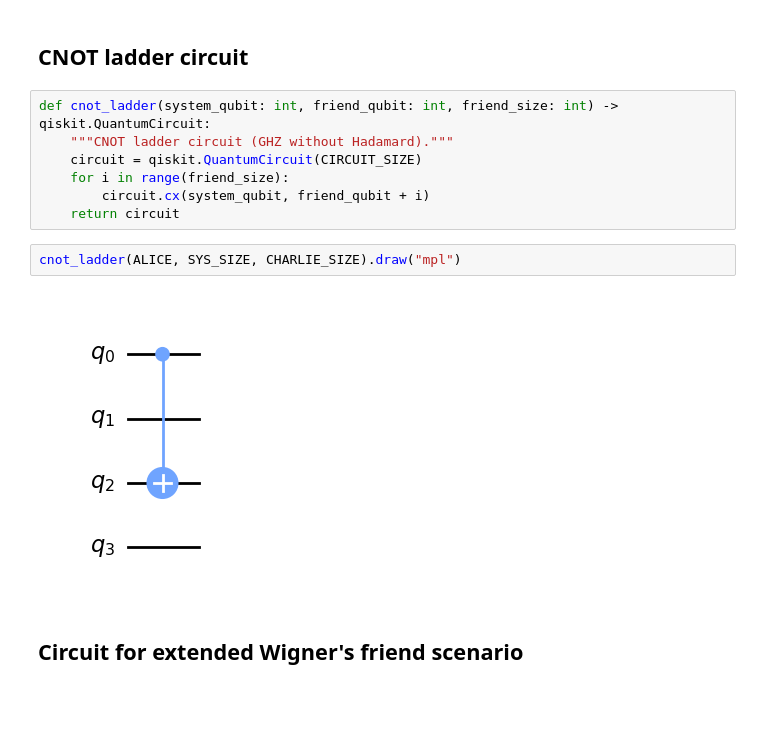
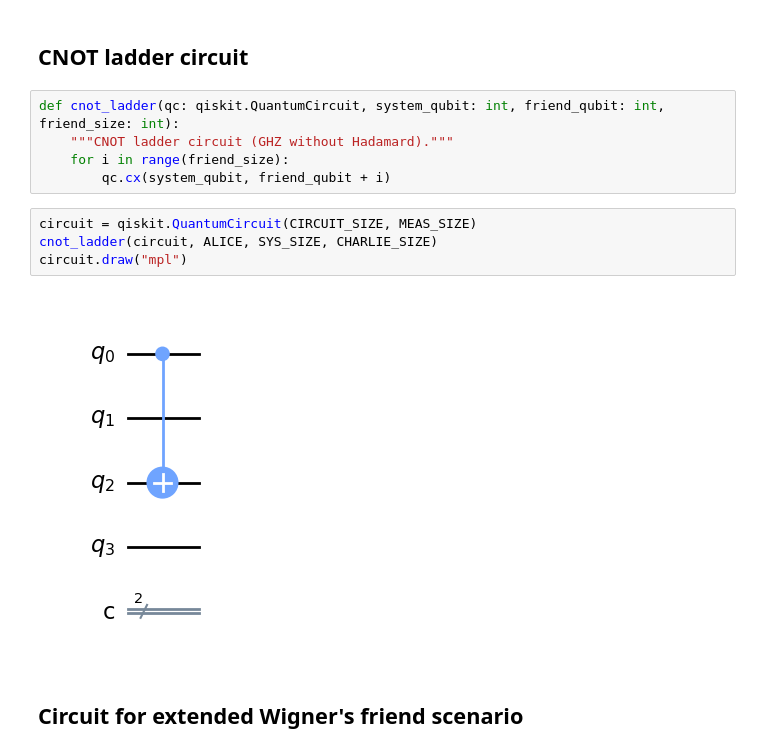
Before and after one commit to unitaryfund/wigners_friend, a Jupyter notebook: notebooks/ewfs_measurements.ipynb, the cells around one changed output. Cells and saved outputs as stored; diff of their text form; blank space fills up the shorter version.

Commit message:
Refactor and simplification for ewfs circuit to try and understand structure and for debugging/testing. Hopefully this structure is easier to work with/experiment with.

```diff
--- a/notebooks/ewfs_measurements.ipynb
+++ b/notebooks/ewfs_measurements.ipynb
@@ -171,16 +177,16 @@ print(qiskit.Aer.get_backend("statevector_simulator").run(circuit).result().get_
 # %% [markdown]
 ## CNOT ladder circuit
 # %%
-def cnot_ladder(system_qubit: int, friend_qubit: int, friend_size: int) -> qiskit.QuantumCircuit:
+def cnot_ladder(qc: qiskit.QuantumCircuit, system_qubit: int, friend_qubit: int, friend_size: int):
     """CNOT ladder circuit (GHZ without Hadamard)."""
-    circuit = qiskit.QuantumCircuit(CIRCUIT_SIZE)
     for i in range(friend_size):
-        circuit.cx(system_qubit, friend_qubit + i)
-    return circuit
+        qc.cx(system_qubit, friend_qubit + i)
-# %%
-cnot_ladder(ALICE, SYS_SIZE, CHARLIE_SIZE).draw("mpl")
-# %% [output]
-[figure, removed]
+# %%
+circuit = qiskit.QuantumCircuit(CIRCUIT_SIZE, MEAS_SIZE)
+cnot_ladder(circuit, ALICE, SYS_SIZE, CHARLIE_SIZE)
+circuit.draw("mpl")
+# %% [output]
+[figure, added]
 # %% [markdown]
 ## Circuit for extended Wigner's friend scenario
 # %%
```
Also changed, not shown: parts of 8 cells of this notebook.
